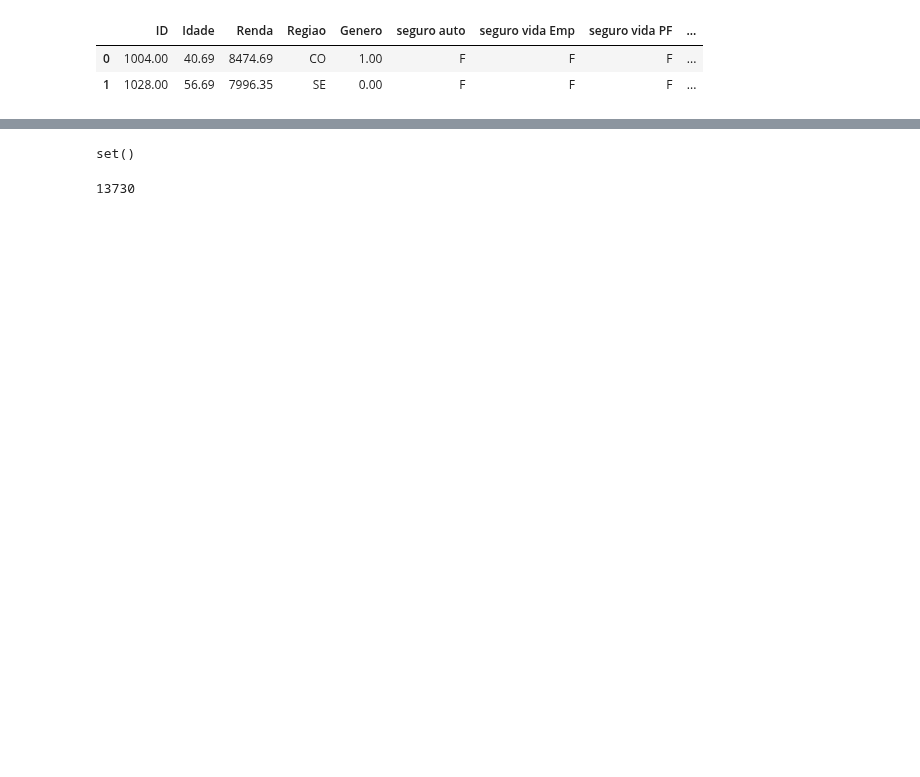
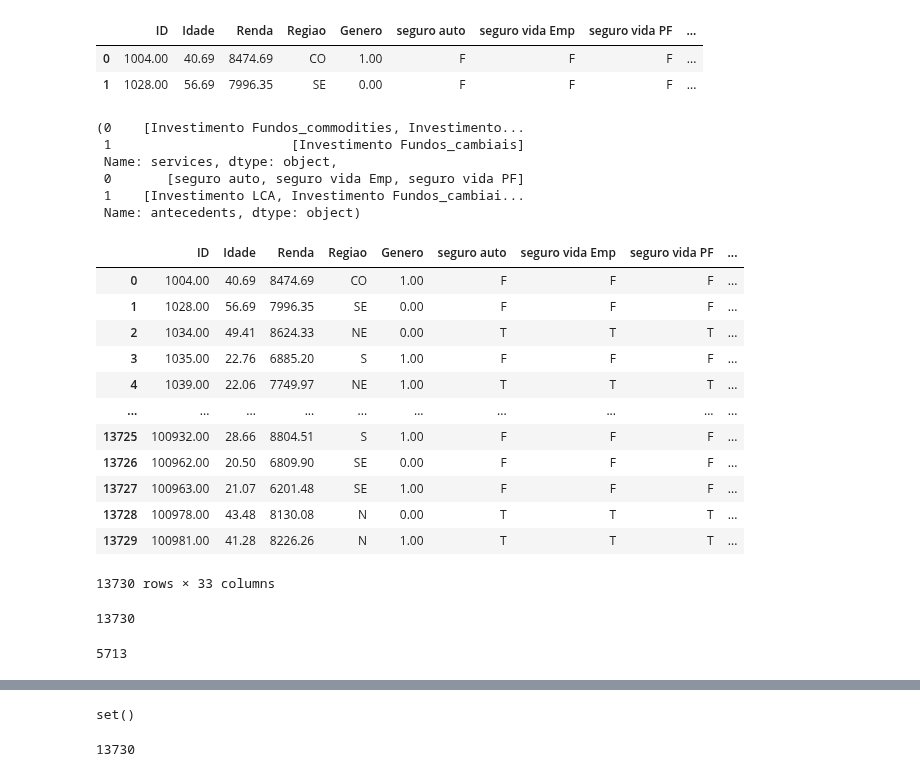
Before and after one commit to MaksonViini/Data-Science-Projects, a Jupyter notebook: Maratona Behind the Code 2021/03_GFT/gft_associate_rules.ipynb, the cells around one changed output, grey strips where cells are left out. Saved outputs shown, nothing was run; the diff lists cells and outputs as text; code cells hidden in the pictures; blank space fills up the shorter version.

```diff
--- a/Maratona Behind the Code 2021/03_GFT/gft_associate_rules.ipynb
+++ b/Maratona Behind the Code 2021/03_GFT/gft_associate_rules.ipynb
@@ -159,0 +129,64 @@ answers.head(2)
+# %%
+# answers['services'] = answers['services'].apply(lambda x: ", ".join(x))
+# rules['antecedents'] = rules['antecedents'].apply(lambda x: ", ".join(x))
+answers['services'] = answers['services'].apply(lambda x: set(x))
+# rules['antecedents'] = rules['antecedents'].apply(lambda x: list(x))
+# %%
+answers['services'].head(2), rules['antecedents'].head(2)
+# %% [output]
+(0    [Investimento Fundos_commodities, Investimento...
+ 1                       [Investimento Fundos_cambiais]
+ Name: services, dtype: object,
+ 0       [seguro auto, seguro vida Emp, seguro vida PF]
+ 1    [Investimento LCA, Investimento Fundos_cambiai...
+ Name: antecedents, dtype: object)
+# %%
+consequents = []
+i = 0
+for j in range(answers.shape[0]):
+    if rules['antecedents'][i] & answers['services'][j]:
+        consequents.append(rules['consequents'][i])
+    else :
+        consequents.append(None)
+    if i == rules.shape[0] - 1:
+        i = 0
+    i += 1
+# %%
+consequents1 = []
+consequents1 = []
+consequents1 = []
+i = 0
+for j in range(answers.shape[0]):
+    if rules['antecedents'][i] & answers['services'][j]:
+        consequents.append(rules['consequents'][i])
+    else :
+        consequents.append(None)
+    if i == rules.shape[0] - 1:
+        i = 0
+    i += 1
+# %%
+answers['consequents'] = consequents
+# %%
+answers
+# %% [output]
+|  | ID | Idade | Renda | Regiao | Genero | seguro auto | seguro vida Emp | seguro vida PF | ... |
+| 0 | 1004.00 | 40.69 | 8474.69 | CO | 1.00 | F | F | F | ... |
+| 1 | 1028.00 | 56.69 | 7996.35 | SE | 0.00 | F | F | F | ... |
+| 2 | 1034.00 | 49.41 | 8624.33 | NE | 0.00 | T | T | T | ... |
+| 3 | 1035.00 | 22.76 | 6885.20 | S | 1.00 | F | F | F | ... |
+| 4 | 1039.00 | 22.06 | 7749.97 | NE | 1.00 | T | T | T | ... |
+| ... | ... | ... | ... | ... | ... | ... | ... | ... | ... |
+| 13725 | 100932.00 | 28.66 | 8804.51 | S | 1.00 | F | F | F | ... |
+| 13726 | 100962.00 | 20.50 | 6809.90 | SE | 0.00 | F | F | F | ... |
+| 13727 | 100963.00 | 21.07 | 6201.48 | SE | 1.00 | F | F | F | ... |
+| 13728 | 100978.00 | 43.48 | 8130.08 | N | 0.00 | T | T | T | ... |
+| 13729 | 100981.00 | 41.28 | 8226.26 | N | 1.00 | T | T | T | ... |
+13730 rows × 33 columns
+# %%
+len(consequents)
+# %% [output]
+13730
+# %%
+len(answers.services.unique())
+# %% [output]
+5713
```
Also changed, not shown: parts of 17 cells of this notebook, 1 other file.
